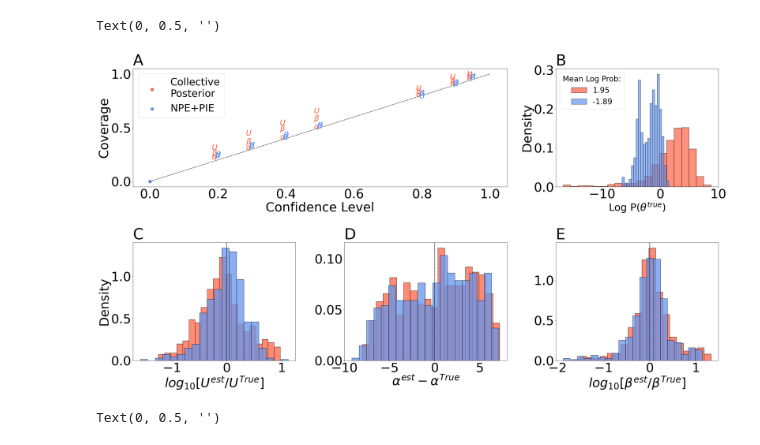
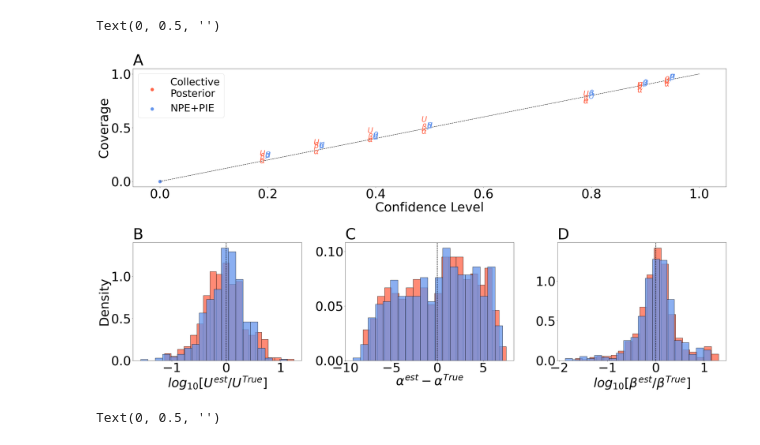
Before and after one commit to yoavram-lab/collective_posterior, a Jupyter notebook: GORDO/test collective.ipynb, the cells around one changed output. Drawn from its saved outputs; the diff is of its cells as text; code cells hidden in the pictures.

```diff
--- a/GORDO/test collective.ipynb
+++ b/GORDO/test collective.ipynb
@@ -32,13 +31,17 @@ torch.Size([10, 11])
 # %%
 %%time
+prior = get_prior('GORDO')
+th = torch.tensor([-8,10,-1.7])
+X = wrapper(GORDO, parameters=th, reps=10)
+
 from inference_utils import get_prior
 prior = get_prior('GORDO')
-with open('posterior_singles.pkl', 'rb') as f:
+with open('posterior_ind.pkl', 'rb') as f:
     posterior = pickle.load(f)
 
-epsilon = -10
+epsilon = -100
 Xs = torch.tensor(X)
-op = CollectivePosterior(prior, Xs, posterior, 1, epsilon, n_eval=10000)
+op = CollectivePosterior(prior, Xs, posterior, 1, epsilon, n_eval=100000)
 
 print(op.get_log_C())
 print(op.log_prob(th))
@@ -94,7 +85,7 @@ def plot_accuracy(acc_path, ax, color, label, hatch):
     res = torch.from_numpy(np.array(res))
     for i in range(len(ax)):
         histplot(res[:,i],ax=ax[i], stat='density', color=color, bins=20, label=label, hatch=hatch)
-        # kdeplot(res[:,i],ax=ax[i], color=color, alpha=0.7, fill=True)
+        #kdeplot(res[:,i],ax=ax[i], color=color, alpha=0.7, fill=True)
         ax[i].axvline(0, color='k', lw=1.7, ls='--')
     return
 
@@ -140,66 +131,52 @@ def plot_covs_cdf(ax, covs, color, label):
     ax.set_ylabel('CDF')
     ax.set_title(label)
 
-def plot_log_probs(ax, log_probs, color, label):
-    histplot(log_probs, ax=ax, label=label, color=color, stat='density', bins=20, alpha=0.7)
-    ax.legend(title='Mean Log Prob:', fontsize=30, title_fontsize=30, loc='upper left')
-    ax.set_xlabel('Log P($\\theta^{true}$)', fontsize=40)
     ax.set_ylabel('Density')
 
 
-# A - log probabilites
-# B - Coverage plots
-# C-E - Accuracy plots
-mosaic = '''AAB
-            CDE
+# A - Coverage plots
+# B-D - Accuracy plots
+mosaic = '''AAA
+            BCD
             '''
 fig, ax = plt.subplot_mosaic(mosaic,figsize=(36,20), tight_layout=True)
 ax['A'].set_title('A',loc='left')
 ax['B'].set_title('B',loc='left')
 ax['C'].set_title('C',loc='left')
 ax['D'].set_title('D',loc='left')
-ax['E'].set_title('E',loc='left')
 
-# plot log probs in ax A
-
-log_probs_cp = pd.read_csv('tests/logprobs_GORDO_r.csv', index_col=0, dtype='float').to_numpy().flatten()
-plot_log_probs(ax['B'], log_probs_cp, color='tomato', label=round(log_probs_cp.mean(),2))
-log_probs_iid = pd.read_csv('tests/logprobs_GORDO_iid_r.csv', index_col=0, dtype='float').to_numpy().flatten()
-plot_log_probs(ax['B'], log_probs_iid, color='cornflowerblue', label=round(log_probs_iid.mean(),2))
-ax['B'].set_xlabel('Log P($\\theta^{true}$)')
-ax['B'].set_ylabel('Density')
 
 # Coverage plots in ax B
 ax['A'].plot(np.linspace(0,1,100),np.linspace(0,1,100), color='k', label='', ls='--')
-covs_ = pd.read_csv(f'tests/covs_old_GORDO_r.csv', index_col=0, dtype='float')
+covs_ = pd.read_csv(f'tests/covs_old_GORDO_r_.csv', index_col=0, dtype='float')
 plot_covs_old(ax=ax['A'], covs=covs_,label='Collective\nPosterior',color='tomato', cp=True)
 covs_iid = pd.read_csv(f'tests/covs_old_GORDO_iid_r.csv', index_col=0, dtype='float')
 plot_covs_old(ax=ax['A'], covs=covs_iid,label='NPE+PIE',color='cornflowerblue')
 ax['A'].set_xlabel('Confidence Level')
 ax['A'].set_ylabel('Coverage')
 ax['A'].legend(fontsize=40)
 
 # Accuracy plots in ax C-E
 n_params=3
-ax['C'].set_xlabel('$log_{10}[U^{est} / {U^{True}}]$')
-ax['D'].set_xlabel('$\\alpha^{est} - {\\alpha^{True}}$')
-ax['E'].set_xlabel('$log_{10}[\\beta^{est} / {\\beta^{True}}]$')
+ax['B'].set_xlabel('$log_{10}[U^{est} / {U^{True}}]$')
+ax['C'].set_xlabel('$\\alpha^{est} - {\\alpha^{True}}$')
+ax['D'].set_xlabel('$log_{10}[\\beta^{est} / {\\beta^{True}}]$')
 
-axx = [ax['C'], ax['D'], ax['E']]
+axx = [ax['B'], ax['C'], ax['D']]
 
-cp_acc = 'tests/accus_GORDO_r.csv'
+cp_acc = 'tests/accus_GORDO_r_.csv'
 plot_accuracy(cp_acc, axx, color='tomato', hatch='', label='Collective\nPosterior')
 
 
 iid_acc = 'tests/accus_GORDO_iid_r.csv'
 plot_accuracy(iid_acc, axx, color='cornflowerblue', hatch='', label='NPE+PIE')
 
 # ax['A'].legend(loc='upper left')
+ax['C'].set_ylabel('')
 ax['D'].set_ylabel('')
-ax['E'].set_ylabel('')
 # %% [output]
 Text(0, 0.5, '')
-[figure, old version]
+[figure, new version]
 # %%
 change_font(50)
 
```
Also changed, not shown: parts of 5 cells of this notebook, 22 other files.
